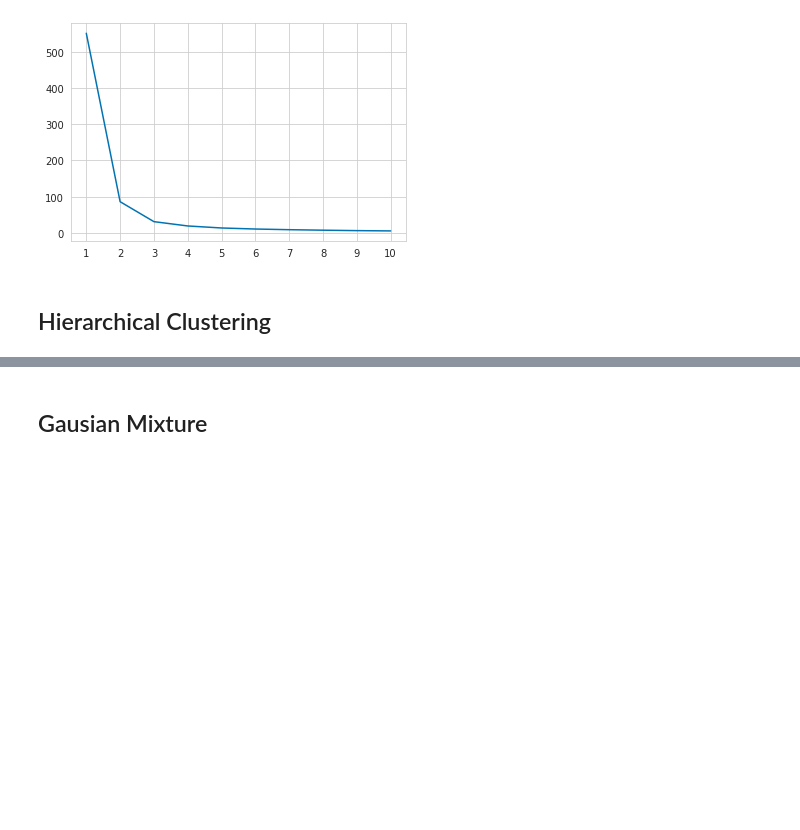
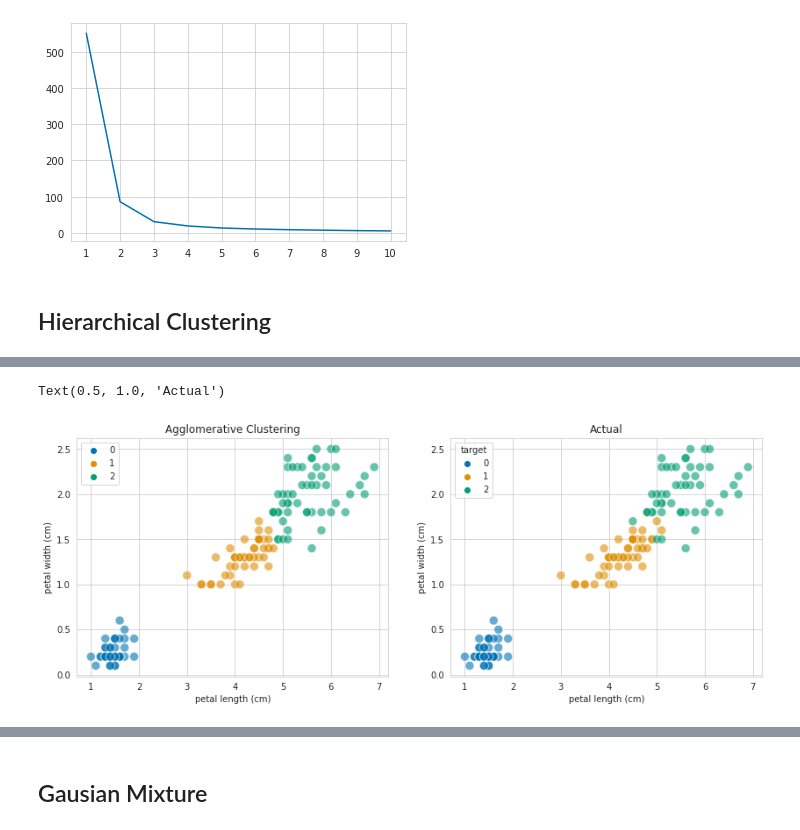
Before and after one commit to honghanhh/mci_python_36a1_l2, a Jupyter notebook: Lectures/lecture_07/lecture_07_inclass_p36a10l2.ipynb, the cells around one changed output, grey strips where cells are left out. Saved outputs shown, nothing was run; the diff lists cells and outputs as text; code cells hidden in the pictures; blank space fills up the shorter version.

```diff
--- a/Lectures/lecture_07/lecture_07_inclass_p36a10l2.ipynb
+++ b/Lectures/lecture_07/lecture_07_inclass_p36a10l2.ipynb
@@ -319,15 +340,18 @@ y_pred
 # %%
 fig, axs = plt.subplots(1, 2, figsize=(14, 5))
 ax = sns.scatterplot(
     data=X, x='petal length (cm)', y='petal width (cm)', hue=y_pred,
     s=100, alpha=0.6, palette='colorblind', ax=axs[0]
 )
-ax.set_title('KMeans')
+ax.set_title('Agglomerative Clustering')
 
 ax = sns.scatterplot(
     data=X, x='petal length (cm)', y='petal width (cm)', hue=y,
     s=100, alpha=0.6, palette='colorblind', ax=axs[1]
 )
 ax.set_title('Actual')
+# %% [output]
+Text(0.5, 1.0, 'Actual')
+[figure, added]
 # %%
 metrics.accuracy_score(y, y_pred)*100
```
Also changed, not shown: parts of 11 cells of this notebook, 5 other files.
